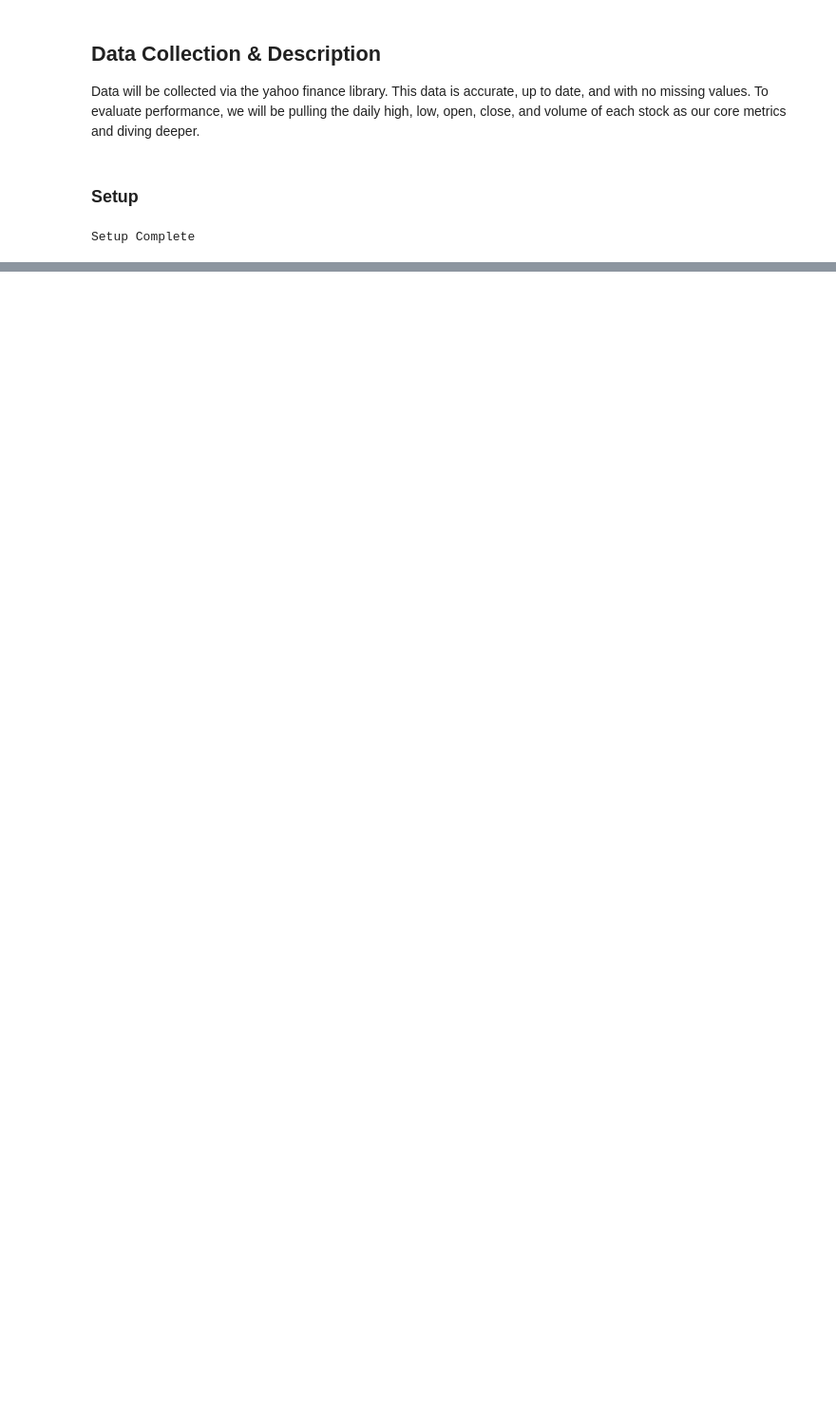
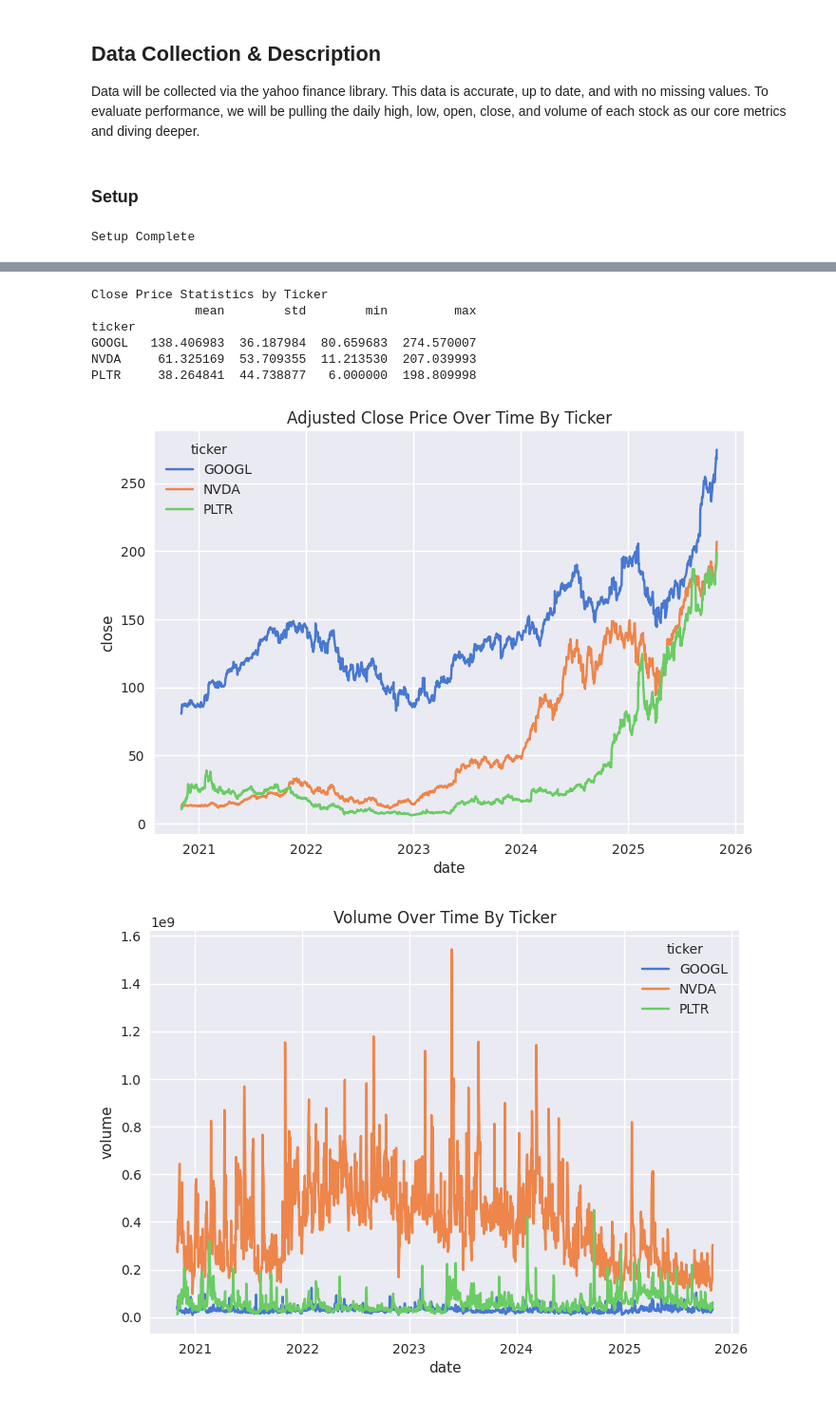
Before and after one commit to jasonho318/finance-analytics-project, a Jupyter notebook: eda.ipynb, the cells around one changed output, grey strips where cells are left out. Shown: that part at 95% size. Drawn from its saved outputs; the diff is of its cells as text; code cells hidden in the pictures; blank space fills up the shorter version.

```diff
--- a/eda.ipynb
+++ b/eda.ipynb
@@ -106,0 +119,18 @@ We can see that there aren't any nulls, datatypes are configured as they should
+# %%
+print('Close Price Statistics by Ticker')
+print(df.groupby('ticker')['close'].describe()[['mean', 'std', 'min', 'max']])
+sns.lineplot(df, x='date', y='close', hue='ticker')
+plt.title('Adjusted Close Price Over Time By Ticker')
+plt.show()
+sns.lineplot(df, x='date', y='volume', hue='ticker')
+plt.title('Volume Over Time By Ticker')
+plt.show()
+# %% [output]
+Close Price Statistics by Ticker
+              mean        std        min         max
+ticker
+GOOGL   138.406983  36.187984  80.659683  274.570007
+NVDA     61.325169  53.709355  11.213530  207.039993
+PLTR     38.264841  44.738877   6.000000  198.809998
+[figure, added]
+[figure, added]
```
Also changed, not shown: parts of 19 cells of this notebook.
